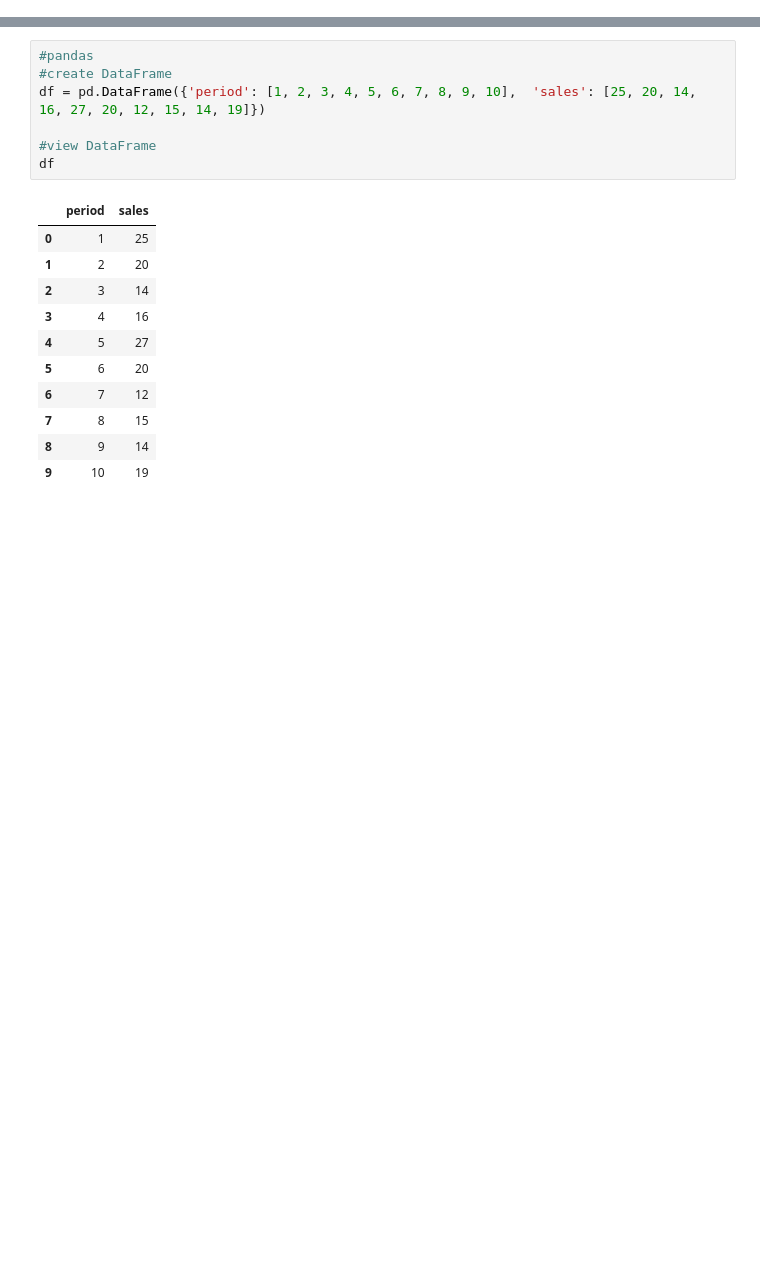
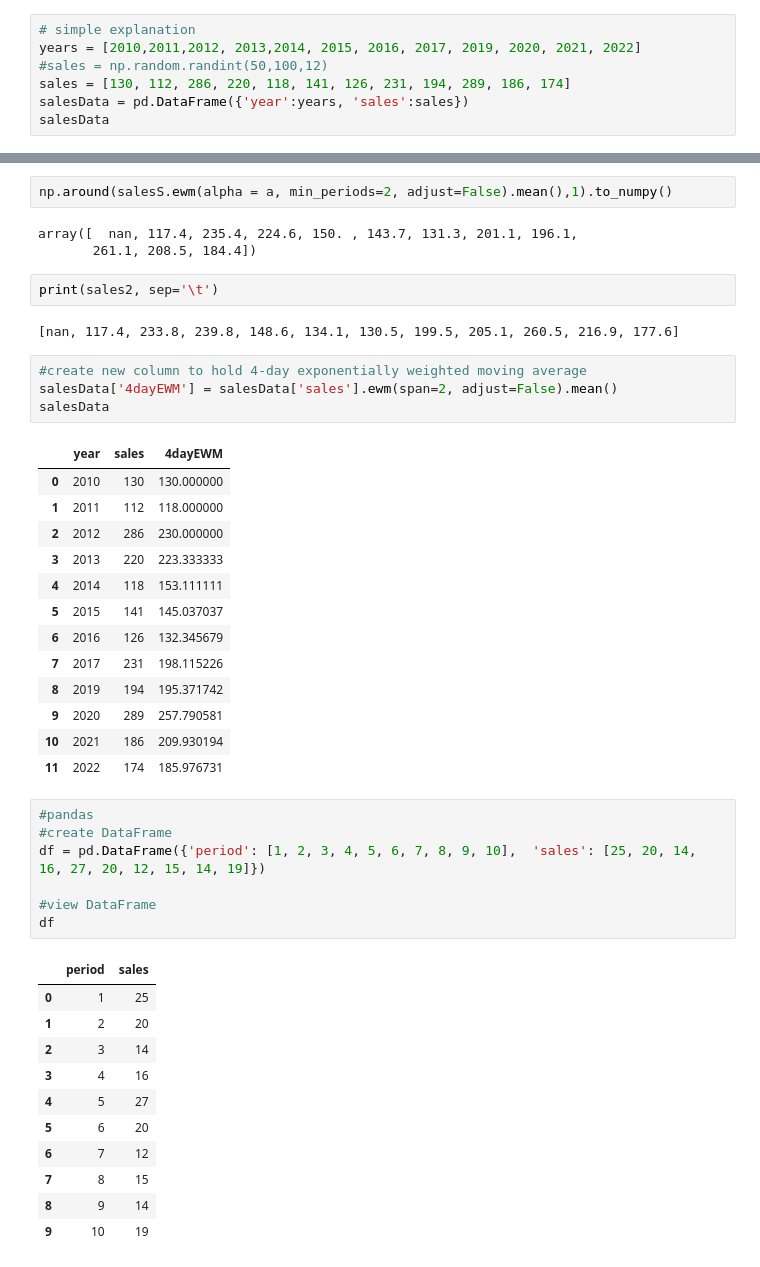
Before and after one commit to DUanalytics/pyJupyter, a Jupyter notebook: 07-analytics2/6TSA/tsES.ipynb, the cells around one changed output, grey strips where cells are left out. Saved outputs shown, nothing was run; the diff lists cells and outputs as text; blank space fills up the shorter version.

```diff
--- a/07-analytics2/6TSA/tsES.ipynb
+++ b/07-analytics2/6TSA/tsES.ipynb
@@ -17 +22,8 @@ from statsmodels.tsa.api import ExponentialSmoothing, SimpleExpSmoothing, Holt
 #import talib
+# %%
+# simple explanation
+years = [2010,2011,2012, 2013,2014, 2015, 2016, 2017, 2019, 2020, 2021, 2022]
+#sales = np.random.randint(50,100,12)
+sales = [130, 112, 286, 220, 118, 141, 126, 231, 194, 289, 186, 174]
+salesData = pd.DataFrame({'year':years, 'sales':sales})
+salesData
@@ -48,3 +116,30 @@ print(moving_averages_list)
+# %%
+np.around(salesS.ewm(alpha = a, min_periods=2, adjust=False).mean(),1).to_numpy()
+# %% [output]
+array([  nan, 117.4, 235.4, 224.6, 150. , 143.7, 131.3, 201.1, 196.1,
+       261.1, 208.5, 184.4])
+# %%
+print(sales2, sep='\t')
+# %% [output]
+[nan, 117.4, 233.8, 239.8, 148.6, 134.1, 130.5, 199.5, 205.1, 260.5, 216.9, 177.6]
+# %%
+#create new column to hold 4-day exponentially weighted moving average
+salesData['4dayEWM'] = salesData['sales'].ewm(span=2, adjust=False).mean()
+salesData
+# %% [output]
+|  | year | sales | 4dayEWM |
+| 0 | 2010 | 130 | 130.000000 |
+| 1 | 2011 | 112 | 118.000000 |
+| 2 | 2012 | 286 | 230.000000 |
+| 3 | 2013 | 220 | 223.333333 |
+| 4 | 2014 | 118 | 153.111111 |
+| 5 | 2015 | 141 | 145.037037 |
+| 6 | 2016 | 126 | 132.345679 |
+| 7 | 2017 | 231 | 198.115226 |
+| 8 | 2019 | 194 | 195.371742 |
+| 9 | 2020 | 289 | 257.790581 |
+| 10 | 2021 | 186 | 209.930194 |
+| 11 | 2022 | 174 | 185.976731 |
 # %%
 #pandas
 #create DataFrame
```
Also changed, not shown: parts of 16 cells of this notebook.
